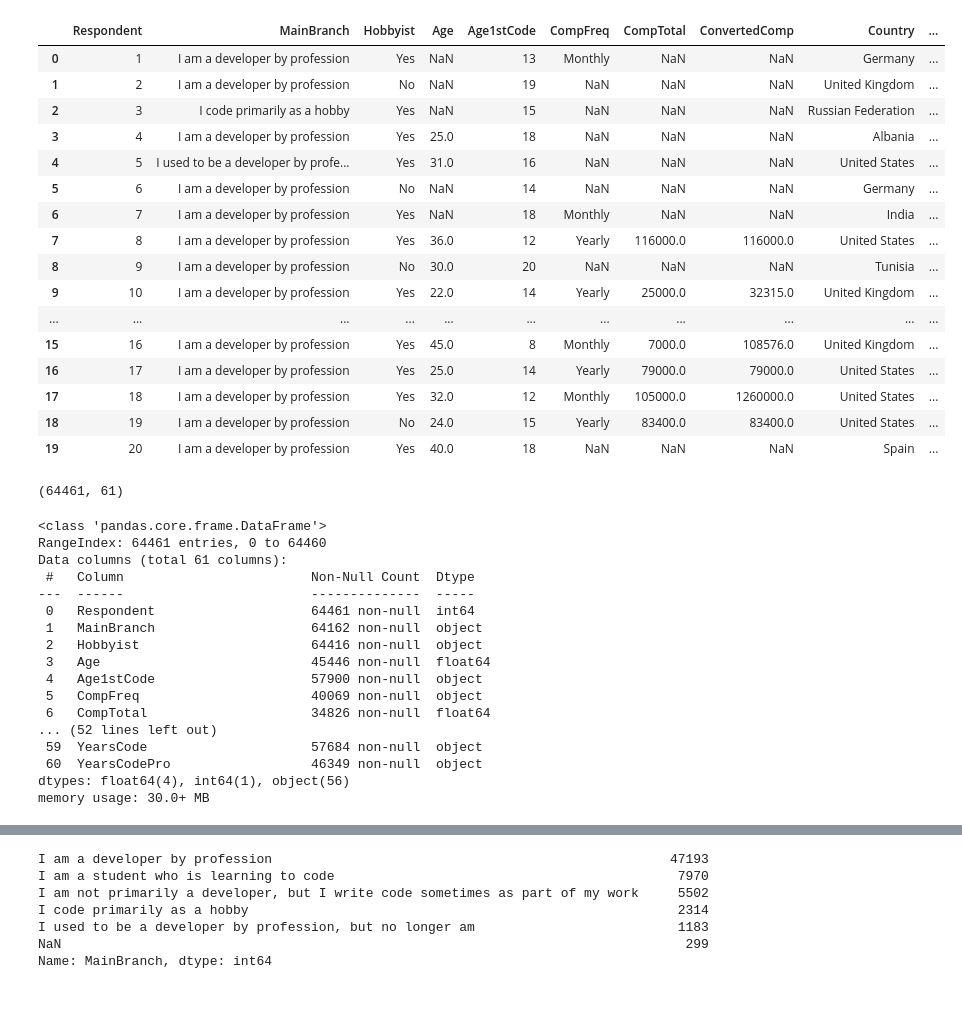
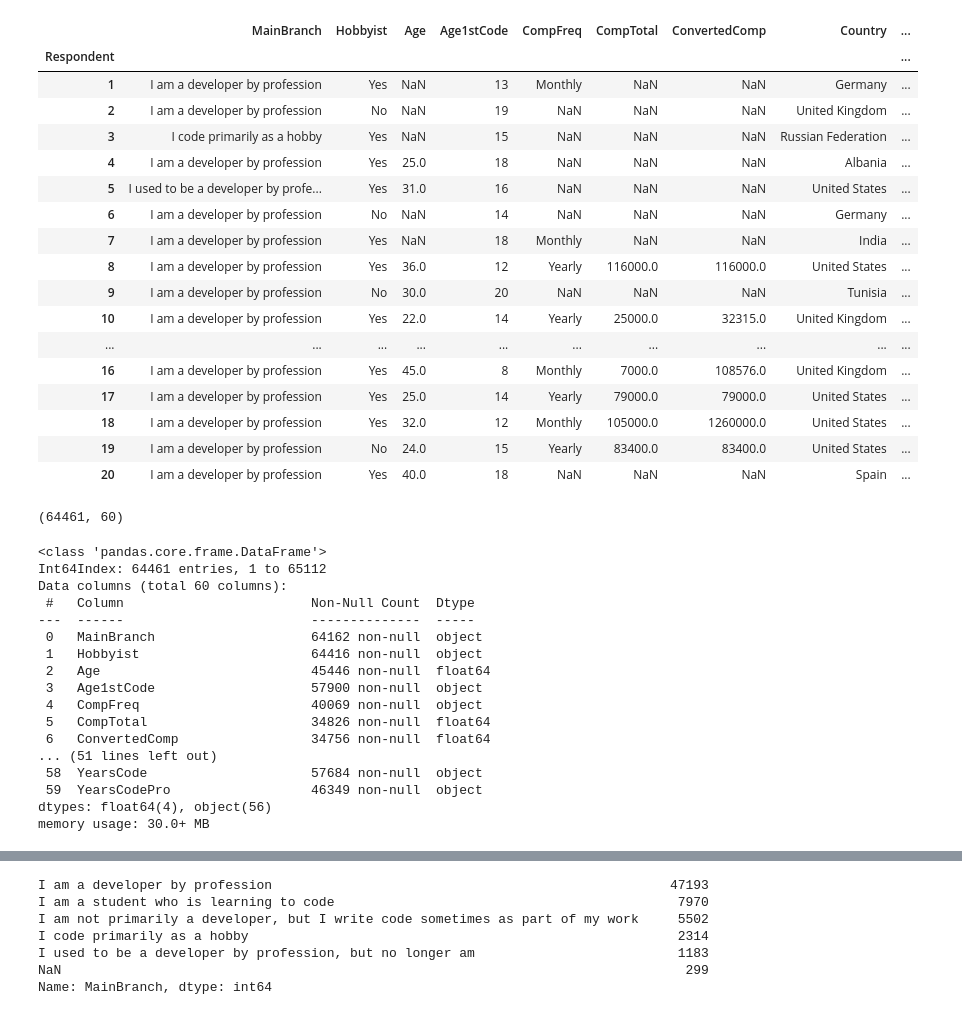
Before and after one commit to fitzypop/pandas-tutorial, a Jupyter notebook: stackoverflow_data_analysisipynb.ipynb, the cells around one changed output, grey strips where cells are left out. Drawn from its saved outputs; the diff is of its cells as text; code cells hidden in the pictures.

```diff
--- a/stackoverflow_data_analysisipynb.ipynb
+++ b/stackoverflow_data_analysisipynb.ipynb
@@ -1,55 +1,56 @@
 # %%
 import pandas as pd
 # %%
-data = pd.read_csv('data/survey_results_public.csv')
-# use this to assing the index column
-# data = pd.read_csv('data/survey_results_public.csv', index_col='Respondent')
-schema = pd.read_csv('data/survey_results_schema.csv')
+# data = pd.read_csv('data/survey_results_public.csv')
+# use this to assign the index column
+data = pd.read_csv('data/survey_results_public.csv', index_col='Respondent')
+schema = pd.read_csv('data/survey_results_schema.csv', index_col='Column')
 pd.set_option('display.max_columns', 70)
 pd.set_option('display.max_rows', 70)
 data.head(20)
 # data.tail() # shows the last 5 rows
 # %% [output]
-|  | Respondent | MainBranch | Hobbyist | Age | Age1stCode | CompFreq | CompTotal | ConvertedComp | Country | ... |
-| 0 | 1 | I am a developer by profession | Yes | NaN | 13 | Monthly | NaN | NaN | Germany | ... |
-| 1 | 2 | I am a developer by profession | No | NaN | 19 | NaN | NaN | NaN | United Kingdom | ... |
-| 2 | 3 | I code primarily as a hobby | Yes | NaN | 15 | NaN | NaN | NaN | Russian Federation | ... |
-| 3 | 4 | I am a developer by profession | Yes | 25.0 | 18 | NaN | NaN | NaN | Albania | ... |
-| 4 | 5 | I used to be a developer by profe... | Yes | 31.0 | 16 | NaN | NaN | NaN | United States | ... |
-| 5 | 6 | I am a developer by profession | No | NaN | 14 | NaN | NaN | NaN | Germany | ... |
-| 6 | 7 | I am a developer by profession | Yes | NaN | 18 | Monthly | NaN | NaN | India | ... |
-| 7 | 8 | I am a developer by profession | Yes | 36.0 | 12 | Yearly | 116000.0 | 116000.0 | United States | ... |
-| 8 | 9 | I am a developer by profession | No | 30.0 | 20 | NaN | NaN | NaN | Tunisia | ... |
-| 9 | 10 | I am a developer by profession | Yes | 22.0 | 14 | Yearly | 25000.0 | 32315.0 | United Kingdom | ... |
-| ... | ... | ... | ... | ... | ... | ... | ... | ... | ... | ... |
-| 15 | 16 | I am a developer by profession | Yes | 45.0 | 8 | Monthly | 7000.0 | 108576.0 | United Kingdom | ... |
-| 16 | 17 | I am a developer by profession | Yes | 25.0 | 14 | Yearly | 79000.0 | 79000.0 | United States | ... |
-| 17 | 18 | I am a developer by profession | Yes | 32.0 | 12 | Monthly | 105000.0 | 1260000.0 | United States | ... |
-| 18 | 19 | I am a developer by profession | No | 24.0 | 15 | Yearly | 83400.0 | 83400.0 | United States | ... |
-| 19 | 20 | I am a developer by profession | Yes | 40.0 | 18 | NaN | NaN | NaN | Spain | ... |
+|  | MainBranch | Hobbyist | Age | Age1stCode | CompFreq | CompTotal | ConvertedComp | Country | ... |
+| Respondent |  |  |  |  |  |  |  |  | ... |
+| 1 | I am a developer by profession | Yes | NaN | 13 | Monthly | NaN | NaN | Germany | ... |
+| 2 | I am a developer by profession | No | NaN | 19 | NaN | NaN | NaN | United Kingdom | ... |
+| 3 | I code primarily as a hobby | Yes | NaN | 15 | NaN | NaN | NaN | Russian Federation | ... |
+| 4 | I am a developer by profession | Yes | 25.0 | 18 | NaN | NaN | NaN | Albania | ... |
+| 5 | I used to be a developer by profe... | Yes | 31.0 | 16 | NaN | NaN | NaN | United States | ... |
+| 6 | I am a developer by profession | No | NaN | 14 | NaN | NaN | NaN | Germany | ... |
+| 7 | I am a developer by profession | Yes | NaN | 18 | Monthly | NaN | NaN | India | ... |
+| 8 | I am a developer by profession | Yes | 36.0 | 12 | Yearly | 116000.0 | 116000.0 | United States | ... |
+| 9 | I am a developer by profession | No | 30.0 | 20 | NaN | NaN | NaN | Tunisia | ... |
+| 10 | I am a developer by profession | Yes | 22.0 | 14 | Yearly | 25000.0 | 32315.0 | United Kingdom | ... |
+| ... | ... | ... | ... | ... | ... | ... | ... | ... | ... |
+| 16 | I am a developer by profession | Yes | 45.0 | 8 | Monthly | 7000.0 | 108576.0 | United Kingdom | ... |
+| 17 | I am a developer by profession | Yes | 25.0 | 14 | Yearly | 79000.0 | 79000.0 | United States | ... |
+| 18 | I am a developer by profession | Yes | 32.0 | 12 | Monthly | 105000.0 | 1260000.0 | United States | ... |
+| 19 | I am a developer by profession | No | 24.0 | 15 | Yearly | 83400.0 | 83400.0 | United States | ... |
+| 20 | I am a developer by profession | Yes | 40.0 | 18 | NaN | NaN | NaN | Spain | ... |
 # %%
 data.shape # tuple of (rows, columns)
 # %% [output]
-(64461, 61)
+(64461, 60)
 # %%
 data.info() # prints detailed info about DataFrame
 # %% [output]
 <class 'pandas.core.frame.DataFrame'>
-RangeIndex: 64461 entries, 0 to 64460
-Data columns (total 61 columns):
+Int64Index: 64461 entries, 1 to 65112
+Data columns (total 60 columns):
  #   Column                        Non-Null Count  Dtype
 ---  ------                        --------------  -----
- 0   Respondent                    64461 non-null  int64
- 1   MainBranch                    64162 non-null  object
- 2   Hobbyist                      64416 non-null  object
- 3   Age                           45446 non-null  float64
- 4   Age1stCode                    57900 non-null  object
- 5   CompFreq                      40069 non-null  object
- 6   CompTotal                     34826 non-null  float64
-... (52 lines left out)
- 59  YearsCode                     57684 non-null  object
- 60  YearsCodePro                  46349 non-null  object
-dtypes: float64(4), int64(1), object(56)
+ 0   MainBranch                    64162 non-null  object
+ 1   Hobbyist                      64416 non-null  object
+ 2   Age                           45446 non-null  float64
+ 3   Age1stCode                    57900 non-null  object
+ 4   CompFreq                      40069 non-null  object
+ 5   CompTotal                     34826 non-null  float64
+ 6   ConvertedComp                 34756 non-null  float64
+... (51 lines left out)
+ 58  YearsCode                     57684 non-null  object
+ 59  YearsCodePro                  46349 non-null  object
+dtypes: float64(4), object(56)
 memory usage: 30.0+ MB
 # %%
 schema # the last expression in a cell will get printed
```
Also changed, not shown: parts of 4 cells of this notebook, 2 other files.
